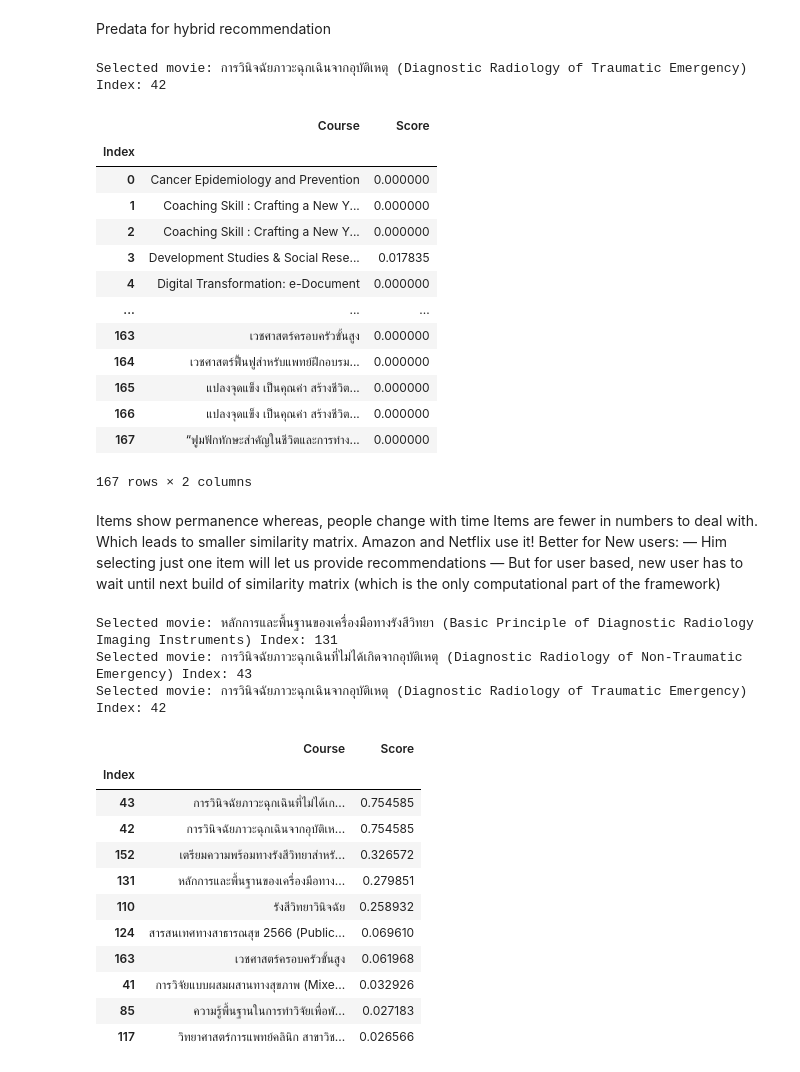
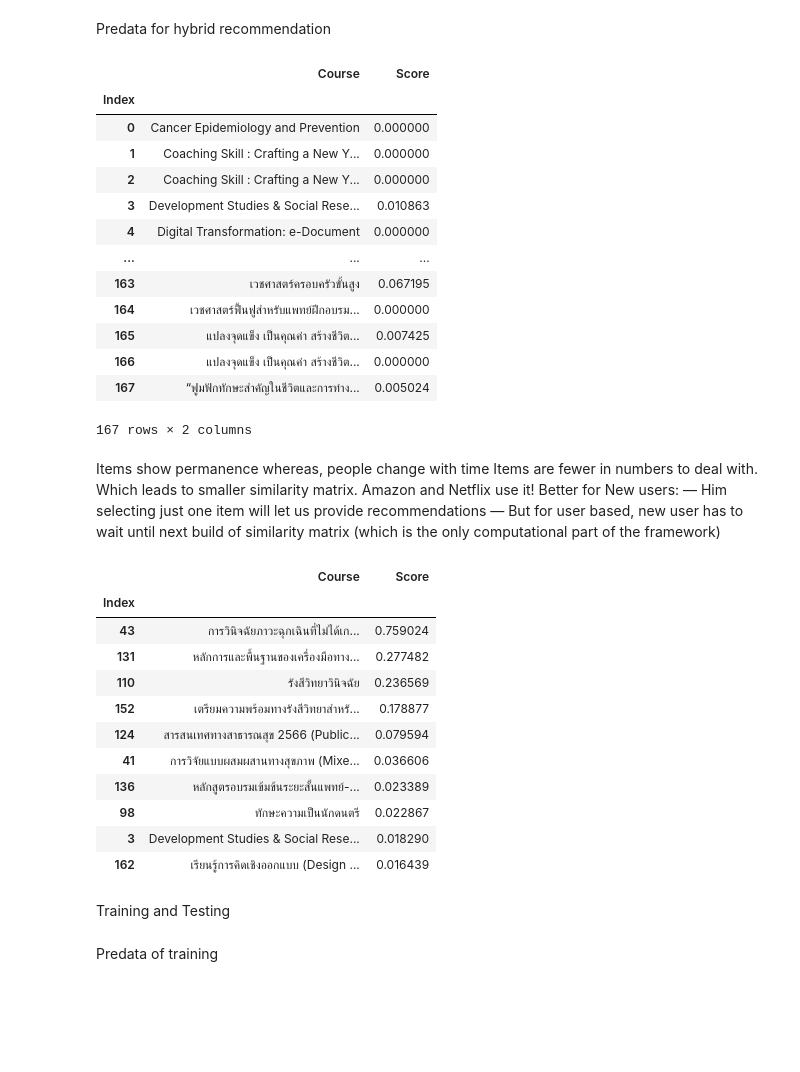
Before and after one commit to startg2545/recommendation-system, a Jupyter notebook: knn.ipynb, the cells around one changed output. Drawn from its saved outputs; the diff is of its cells as text; code cells hidden in the pictures; blank space fills up the shorter version.

```diff
--- a/knn.ipynb
+++ b/knn.ipynb
@@ -254,3 +254,7 @@ address_score = pd.Series(address_score)
+# %%
+enrollment_set = {'08','09','10','15'}
+enrollment_score = [ 1 if x in enrollment_set else 0 for x in enrollment]
+enrollment_score = pd.Series(enrollment_score)
 # %% [markdown]
 Create DataFrame by merging these 4 Series and calculate impressive level
 # %%
@@ -261,11 +265,12 @@ d = {
     'Course': course,
     'Email Score': email_score,
     'Age Education Score': age_education_scores,
+    'Enrollment': enrollment_score,
     'Payment Score': status_score,
     'Address Score': address_score,
-    'Point': email_score + status_score + address_score + age_education_scores,
-    'Score': ( email_score + status_score + address_score + age_education_scores ) / 17
+    'Point': email_score + status_score + address_score + age_education_scores + enrollment_score,
+    'Score': ( email_score + status_score + address_score + age_education_scores + enrollment_score ) / 15
 }
 df = pd.DataFrame(d)
-df.head()
+df
 # %% [output]
@@ -300,8 +317,8 @@ predata
 Calculate sparsity and csr matrix
 # %%
 # Pivot table by rotating course
-data = predata.pivot_table(index='Course', columns='User', values='Score').fillna(0)
-data.head()
+data = pd.pivot_table(predata, values='Score', index='Course', columns='User').fillna(0)
+data
 # %% [output]
 | User | AAIYANA MUSTAFA | ABDULFATTAH SENG | ABIGAIL LINE | ABRAM THANAWONG | ACHIRA TEAWSIRISUP | ... |
 | Course |  |  |  |  |  | ... |
@@ -318,6 +341,6 @@ data_mtx = csr_matrix(data.values)
 Euclidean Distance & Cosine Similarity
 # %%
 # model_knn = NearestNeighbors(metric='cosine', algorithm='brute', n_neighbors=int(np.around(math.sqrt(len(courses))))).fit(data_mtx)
-model_knn = NearestNeighbors(metric='cosine').fit(data_mtx)
+model_knn = NearestNeighbors(metric='cosine', algorithm='brute').fit(data_mtx)
 model_knn
 # %% [output]
@@ -373,20 +396,19 @@ def recommender_knn_all_courses(course_name):
     results = results.sort_index().rename_axis('Index')
     return results
 # %%
-recommender_knn_all_courses('การวินิจฉัยภาวะฉุกเฉินจากอุบัติเหตุ (Diagnostic Radiology of Traumatic Emergency)')
+recommender_knn_all_courses('หลักการและพื้นฐานของเครื่องมือทางรังสีวิทยา (Basic Principle of Diagnostic Radiology Imaging Instruments)')
 # %% [output]
+|  | Course | Score |
+| Index |  |  |
+| 0 | Cancer Epidemiology and Prevention | 0.000000 |
+| 1 | Coaching Skill : Crafting a New Y... | 0.000000 |
+| 2 | Coaching Skill : Crafting a New Y... | 0.000000 |
+| 3 | Development Studies & Social Rese... | 0.010863 |
+| 4 | Digital Transformation: e-Document | 0.000000 |
+| ... | ... | ... |
+| 163 | เวชศาสตร์ครอบครัวขั้นสูง | 0.067195 |
+| 164 | เวชศาสตร์ฟื้นฟูสำหรับแพทย์ฝึกอบรม... | 0.000000 |
+| 165 | แปลงจุดแข็ง เป็นคุณค่า สร้างชีวิต... | 0.007425 |
+| 166 | แปลงจุดแข็ง เป็นคุณค่า สร้างชีวิต... | 0.000000 |
+| 167 | “ฟูมฟักทักษะสำคัญในชีวิตและการทำง... | 0.005024 |
-Selected movie: การวินิจฉัยภาวะฉุกเฉินจากอุบัติเหตุ (Diagnostic Radiology of Traumatic Emergency) Index: 42
+167 rows × 2 columns
-|  | Course | Score |
-| Index |  |  |
-| 0 | Cancer Epidemiology and Prevention | 0.000000 |
-| 1 | Coaching Skill : Crafting a New Y... | 0.000000 |
-| 2 | Coaching Skill : Crafting a New Y... | 0.000000 |
-| 3 | Development Studies & Social Rese... | 0.017835 |
-| 4 | Digital Transformation: e-Document | 0.000000 |
-| ... | ... | ... |
-| 163 | เวชศาสตร์ครอบครัวขั้นสูง | 0.000000 |
-| 164 | เวชศาสตร์ฟื้นฟูสำหรับแพทย์ฝึกอบรม... | 0.000000 |
-| 165 | แปลงจุดแข็ง เป็นคุณค่า สร้างชีวิต... | 0.000000 |
-| 166 | แปลงจุดแข็ง เป็นคุณค่า สร้างชีวิต... | 0.000000 |
-| 167 | “ฟูมฟักทักษะสำคัญในชีวิตและการทำง... | 0.000000 |
-167 rows × 2 columns
@@ -420,20 +462,19 @@ Better for New users:
 — Him selecting just one item will let us provide recommendations
 — But for user based, new user has to wait until next build of similarity matrix (which is the only computational part of the framework)
 # %%
-recommender_knn_by_user('PORPHAING JANTIP', 10)
+recommender_knn_by_user('THANAKORN DARASRISAK', 10)
 # %% [output]
-Selected movie: หลักการและพื้นฐานของเครื่องมือทางรังสีวิทยา (Basic Principle of Diagnostic Radiology Imaging Instruments) Index: 131
-Selected movie: การวินิจฉัยภาวะฉุกเฉินที่ไม่ได้เกิดจากอุบัติเหตุ (Diagnostic Radiology of Non-Traumatic Emergency) Index: 43
-Selected movie: การวินิจฉัยภาวะฉุกเฉินจากอุบัติเหตุ (Diagnostic Radiology of Traumatic Emergency) Index: 42
 |  | Course | Score |
 | Index |  |  |
-| 43 | การวินิจฉัยภาวะฉุกเฉินที่ไม่ได้เก... | 0.754585 |
-| 42 | การวินิจฉัยภาวะฉุกเฉินจากอุบัติเห... | 0.754585 |
-| 152 | เตรียมความพร้อมทางรังสีวิทยาสำหรั... | 0.326572 |
-| 131 | หลักการและพื้นฐานของเครื่องมือทาง... | 0.279851 |
-| 110 | รังสีวิทยาวินิจฉัย | 0.258932 |
-| 124 | สารสนเทศทางสาธารณสุข 2566 (Public... | 0.069610 |
-| 163 | เวชศาสตร์ครอบครัวขั้นสูง | 0.061968 |
-| 41 | การวิจัยแบบผสมผสานทางสุขภาพ (Mixe... | 0.032926 |
-| 85 | ความรู้พื้นฐานในการทำวิจัยเพื่อพั... | 0.027183 |
-| 117 | วิทยาศาสตร์การแพทย์คลินิก สาขาวิช... | 0.026566 |
+| 43 | การวินิจฉัยภาวะฉุกเฉินที่ไม่ได้เก... | 0.759024 |
+| 131 | หลักการและพื้นฐานของเครื่องมือทาง... | 0.277482 |
+| 110 | รังสีวิทยาวินิจฉัย | 0.236569 |
+| 152 | เตรียมความพร้อมทางรังสีวิทยาสำหรั... | 0.178877 |
+| 124 | สารสนเทศทางสาธารณสุข 2566 (Public... | 0.079594 |
+| 41 | การวิจัยแบบผสมผสานทางสุขภาพ (Mixe... | 0.036606 |
+| 136 | หลักสูตรอบรมเข้มข้นระยะสั้นแพทย์-... | 0.023389 |
+| 98 | ทักษะความเป็นนักดนตรี | 0.022867 |
+| 3 | Development Studies & Social Rese... | 0.018290 |
+| 162 | เรียนรู้การคิดเชิงออกแบบ (Design ... | 0.016439 |
+# %% [markdown]
+Training and Testing
@@ -439,0 +484,2 @@ Selected movie: การวินิจฉัยภาวะฉุกเฉิ
+# %% [markdown]
+Predata of training
```
Also changed, not shown: parts of 29 cells of this notebook, 1 other file.
